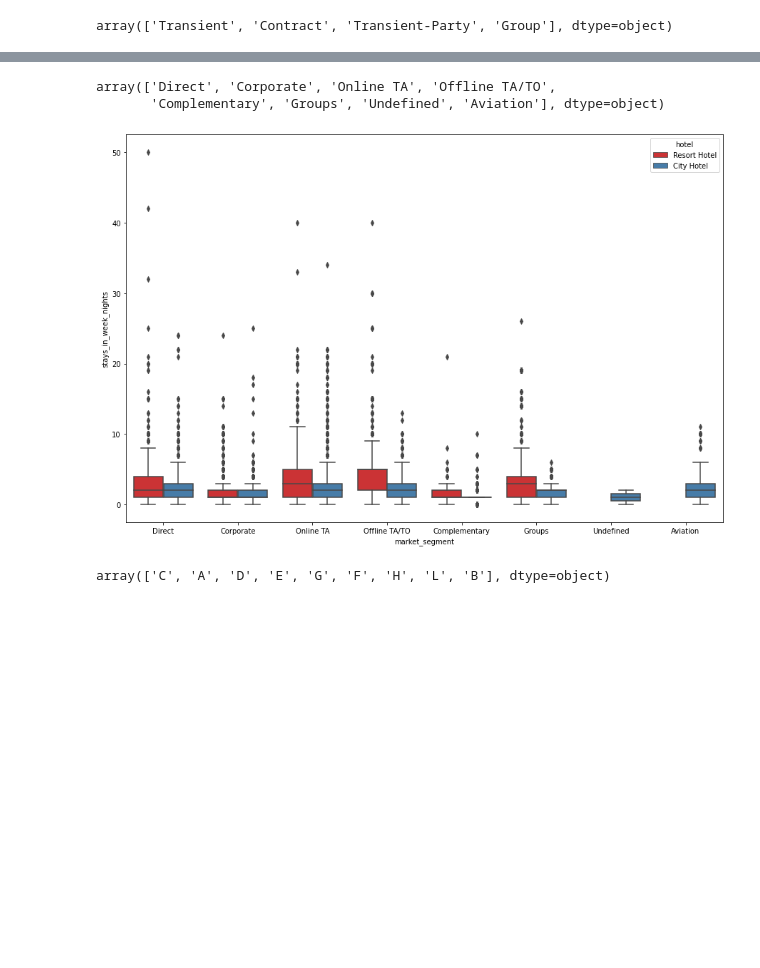
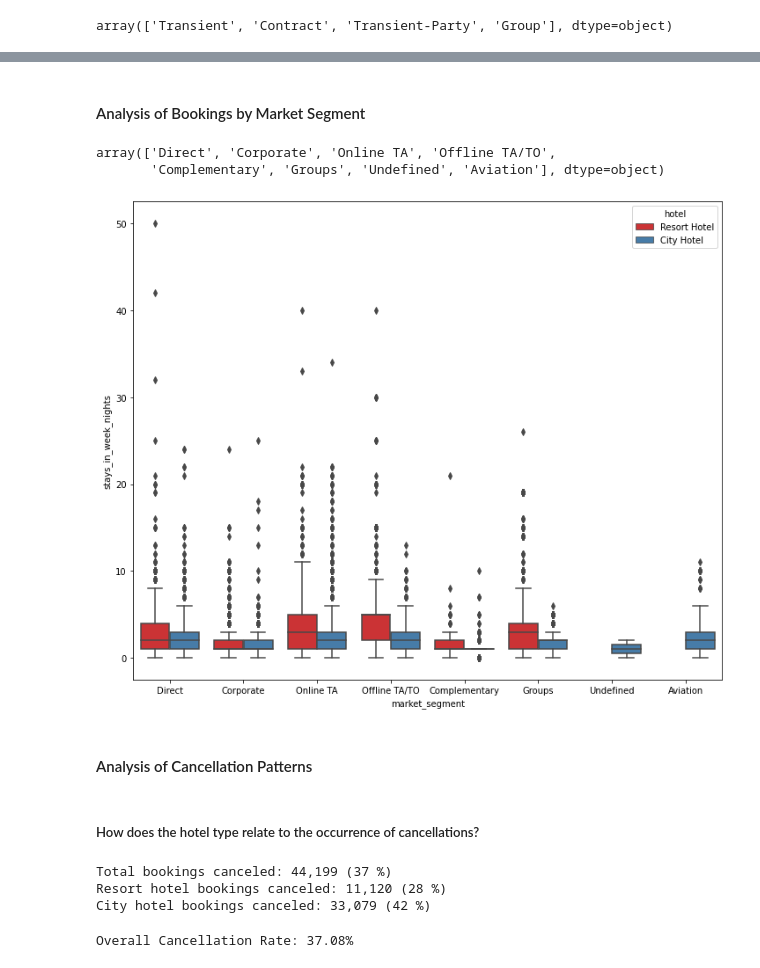
Before and after one commit to Danie-O/machine-learning, a Jupyter notebook: hotel-booking-analysis/hotel_booking_EDA.ipynb, the cells around one changed output, grey strips where cells are left out. Saved outputs shown, nothing was run; the diff lists cells and outputs as text; code cells hidden in the pictures; blank space fills up the shorter version.

```diff
--- a/hotel-booking-analysis/hotel_booking_EDA.ipynb
+++ b/hotel-booking-analysis/hotel_booking_EDA.ipynb
@@ -241,5 +243,5 @@ memory usage: 29.1+ MB
 # %%
-data['is_canceled'].replace([0,1], ['Not Canceled', 'Canceled'], inplace=True)
+# data['is_canceled'].replace([0,1], ['Not Canceled', 'Canceled'])
 
 plt.title('How many of the hotel bookings were canceled?')
 sns.countplot(data=df, x='is_canceled', hue='is_canceled')
@@ -356,3 +436,5 @@ array(['Direct', 'Corporate', 'TA/TO', 'Undefined', 'GDS'], dtype=object)
+# %% [markdown]
+#### Analysis of Bookings by Market Segment
 # %%
 # what are the categories of 'market_segment'
 data['market_segment'].unique()
@@ -361,12 +443,35 @@ array(['Direct', 'Corporate', 'Online TA', 'Offline TA/TO',
        'Complementary', 'Groups', 'Undefined', 'Aviation'], dtype=object)
 # %%
 # Does the market segment of the client affect how long they book at hotels?
-plt.figure(figsize = (15,10))
+plt.figure(figsize = (12,10))
 sns.boxplot(x = "market_segment", y = "stays_in_week_nights", data = data, hue = "hotel", palette = 'Set1');
 # %% [output]
-[figure, old version]
+[figure, new version]
-# %%
-# what are the categories of 'reserved_room_type'
-data['reserved_room_type'].unique()
-# %% [output]
-array(['C', 'A', 'D', 'E', 'G', 'F', 'H', 'L', 'B'], dtype=object)
+# %% [markdown]
+#### Analysis of Cancellation Patterns
+# %% [markdown]
+##### How does the hotel type relate to the occurrence of cancellations?
+# %%
+# absolute cancelations:
+total_cancelations = data["is_canceled"].sum()
+resort_hotel_cancelations = data.loc[data["hotel"] == "Resort Hotel"]["is_canceled"].sum()
+city_hotel_cancelations = data.loc[data["hotel"] == "City Hotel"]["is_canceled"].sum()
+
+# as percent:
+percent_total_cancel = total_cancelations / data.shape[0] * 100
+percent_resort_cancel = resort_hotel_cancelations / data.loc[data["hotel"] == "Resort Hotel"].shape[0] * 100
+percent_city_cancel = city_hotel_cancelations / data.loc[data["hotel"] == "City Hotel"].shape[0] * 100
+
+print(f"Total bookings canceled: {total_cancelations:,} ({percent_total_cancel:.0f} %)")
+print(f"Resort hotel bookings canceled: {resort_hotel_cancelations:,} ({percent_resort_cancel:.0f} %)")
+print(f"City hotel bookings canceled: {city_hotel_cancelations:,} ({percent_city_cancel:.0f} %)")
+# %% [output]
+Total bookings canceled: 44,199 (37 %)
+Resort hotel bookings canceled: 11,120 (28 %)
+City hotel bookings canceled: 33,079 (42 %)
+# %%
+# Calculate overall cancellation rate
+cancellation_rate = data['is_canceled'].mean() * 100
+print(f"Overall Cancellation Rate: {cancellation_rate:.2f}%")
+# %% [output]
+Overall Cancellation Rate: 37.08%
```
Also changed, not shown: parts of 35 cells of this notebook.
